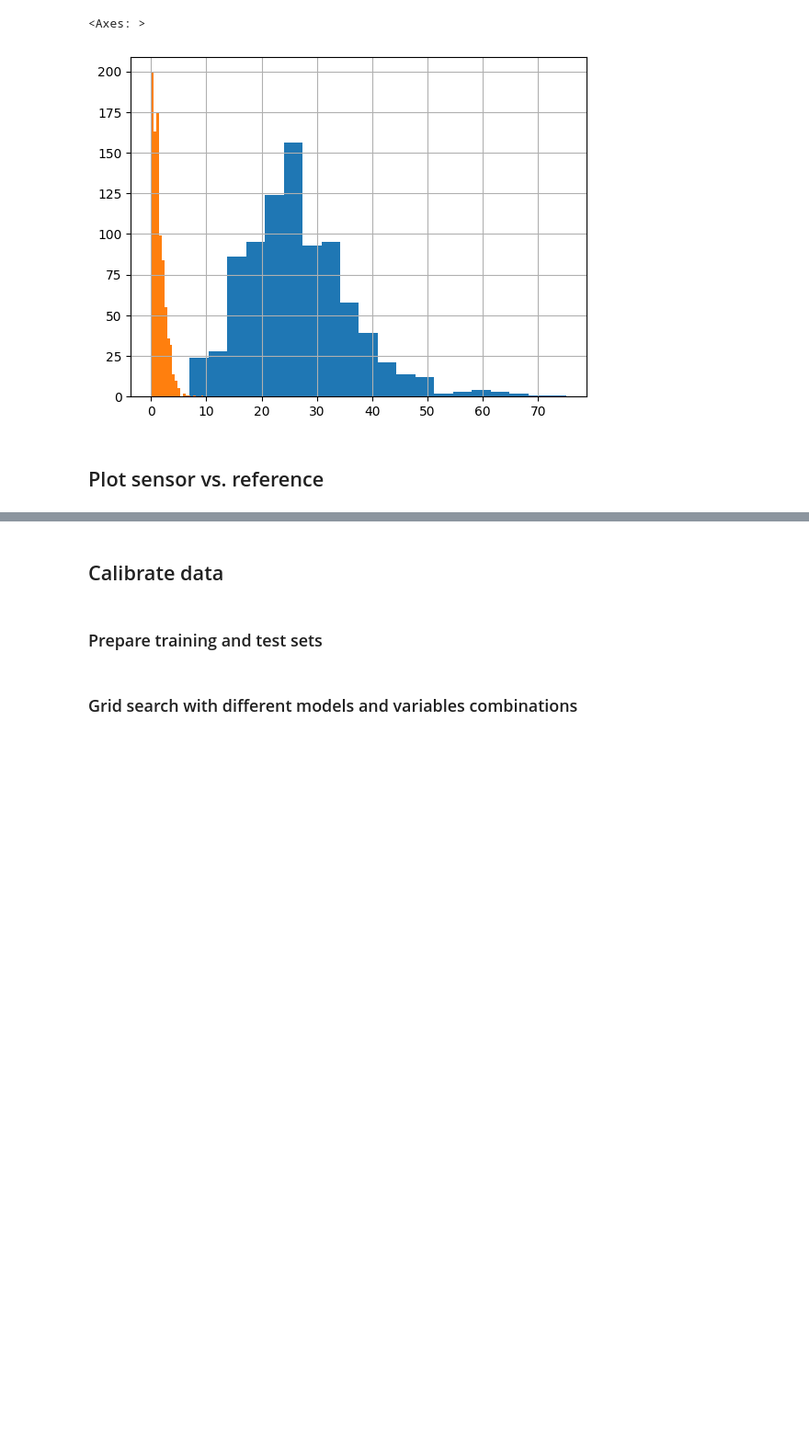
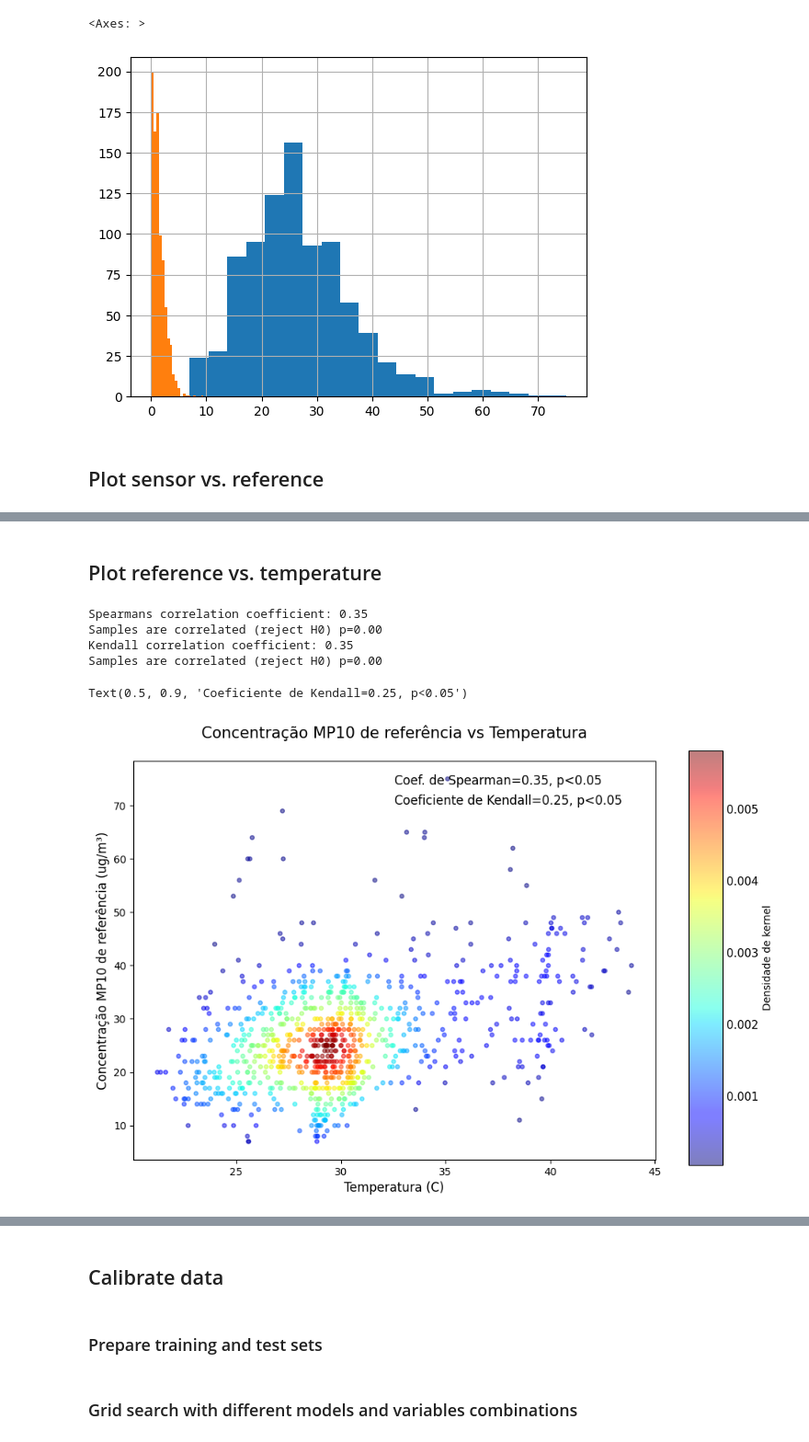
Before and after one commit to campofernando/lcqar-low-cost-monit-proc, a Jupyter notebook: data-processing/MP10_reference_and_sensor_data_with_temp.ipynb, the cells around one changed output, grey strips where cells are left out. Shown at 92% size. Drawn from its saved outputs; the diff is of its cells as text; code cells hidden in the pictures; blank space fills up the shorter version.

Commit message:
Prepare data for analyzing MP sensor

```diff
--- a/data-processing/MP10_reference_and_sensor_data_with_temp.ipynb
+++ b/data-processing/MP10_reference_and_sensor_data_with_temp.ipynb
@@ -174,0 +175,60 @@ Text(0.5, 0.9, 'Coeficiente de Kendall=0.160, p<0.05')
+# %% [markdown]
+## Plot reference vs. temperature
+# %%
+from scipy.stats import kendalltau, spearmanr, gaussian_kde
+import matplotlib.pyplot as plt
+import numpy as np
+
+median_reference = sensor_data['reference'].median()
+median_temperature = sensor_data['temperature'].median()
+
+fig, ax = plt.subplots(figsize=(1.3*7,7))
+xy = np.vstack([sensor_data['temperature'].fillna(value=median_temperature), sensor_data['reference'].fillna(value=median_reference)])
+z = gaussian_kde(xy)(xy)
+
+plt.scatter(sensor_data['temperature'], sensor_data['reference'], c=z, cmap='jet', s=15, alpha=.5)
+
+plt.title('Concentração MP10 de referência vs Temperatura\n',
+          fontdict={'fontsize':15})
+plt.xlabel('Temperatura (C)',
+           fontsize=12)
+plt.ylabel('Concentração MP10 de referência (ug/m\N{SUPERSCRIPT THREE})',
+           fontsize=12)
+coef, p = spearmanr(sensor_data['temperature'], sensor_data['reference'],
+                    nan_policy='omit')
+
+print('Spearmans correlation coefficient: %.2f' % coef)
+# interpret the significance
+alpha = 0.05
+if p > alpha:
+	print('Samples are uncorrelated (fail to reject H0) p=%.2f' % p)
+else:
+	print('Samples are correlated (reject H0) p=%.2f' % p)
+
+kendall, pken = kendalltau(sensor_data['temperature'], sensor_data['reference'],
+                            nan_policy='omit')
+print('Kendall correlation coefficient: %.2f' % coef)
+# interpret the significance
+alpha = 0.05
+if p > alpha:
+	print('Samples are uncorrelated (fail to reject H0) p=%.2f' % p)
+else:
+	print('Samples are correlated (reject H0) p=%.2f' % p)
+
+cax = plt.axes([0.95, 0.1, 0.05, 0.8])
+cbar = plt.colorbar(orientation='vertical', cax=cax, label="Densidade de kernel")
+cbar.ax.tick_params(labelsize=11, length=0)
+
+string = 'Coef. de Spearman=%.2f, p<0.05' % coef
+plt.text(0.5, 0.95, string, horizontalalignment='left', fontsize=12,
+         verticalalignment='center', transform=ax.transAxes)
+string = 'Coeficiente de Kendall=%.2f, p<0.05' % kendall
+plt.text(0.5, 0.90, string, horizontalalignment='left', fontsize=12,
+         verticalalignment='center', transform=ax.transAxes)
+# %% [output]
+Spearmans correlation coefficient: 0.35
+Samples are correlated (reject H0) p=0.00
+Kendall correlation coefficient: 0.35
+Samples are correlated (reject H0) p=0.00
+Text(0.5, 0.9, 'Coeficiente de Kendall=0.25, p<0.05')
+[figure, added]
```
Also changed, not shown: parts of 7 cells of this notebook, 13 other files.
